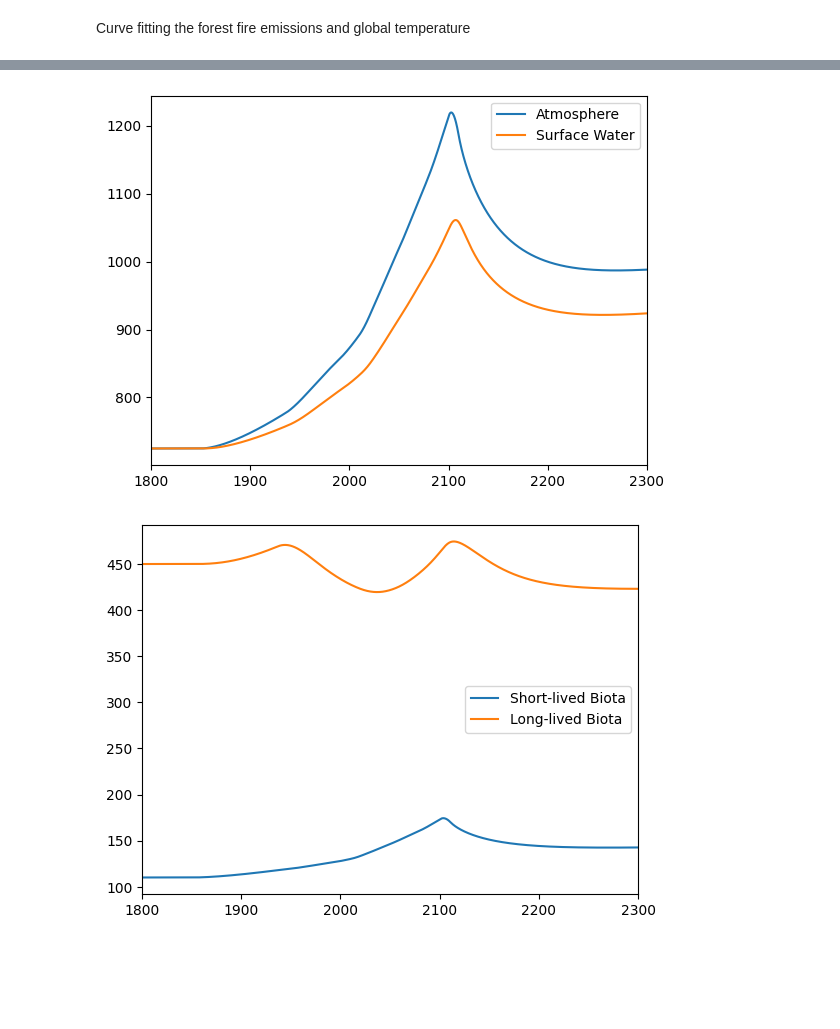
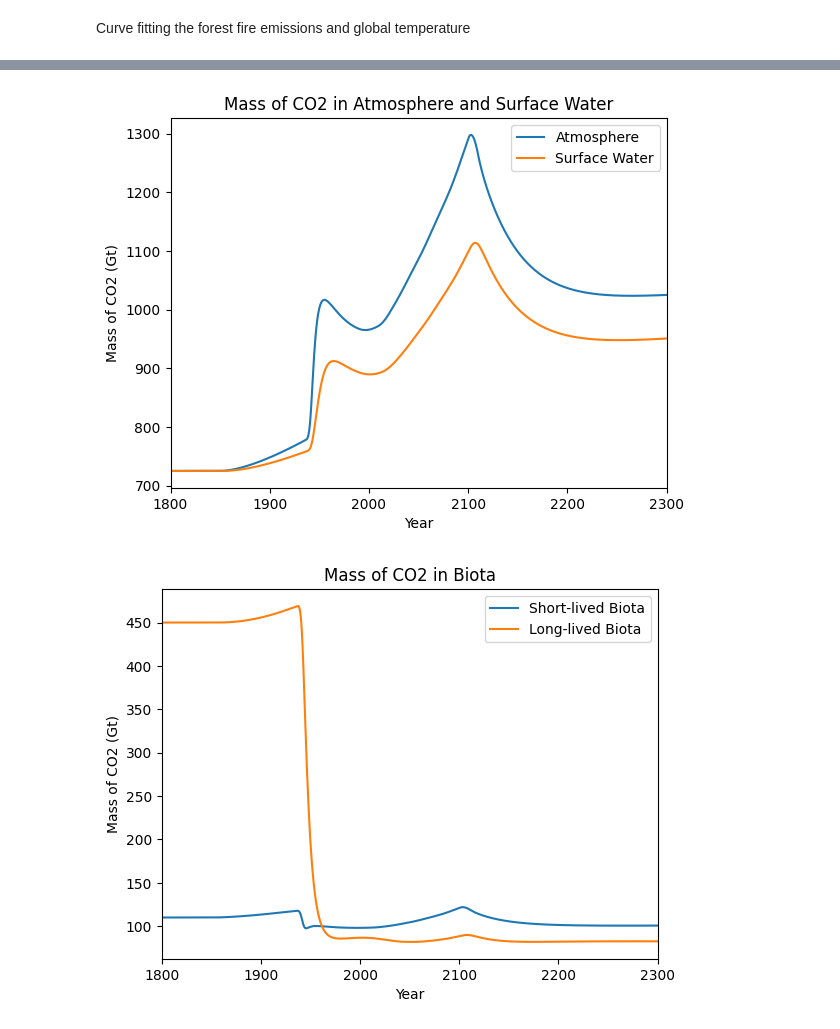
Before and after one commit to TWilson05/EOAS-453, a Jupyter notebook: assignment1.ipynb, the cells around one changed output, grey strips where cells are left out. Cells and saved outputs as stored; diff of their text form; code cells hidden in the pictures; blank space fills up the shorter version.

```diff
--- a/assignment1.ipynb
+++ b/assignment1.ipynb
@@ -278,7 +284,7 @@ def updateffmodel(masses0, dt, forcing):
     T_new = kCT * (masses0[0] - M0[0]) + T_pre_ind
     # modulate temperature
     # T_new *= 20 * np.sin(2*np.pi*year)
-    fire_CO2 = fire_temp_curve(T_new, *popt)
+    fire_CO2 = fire_temp_curve(T_new, *popt) * 10
     # modulate for seasonality
     # fire_CO2 = np.pi / 2 * fire_temp_curve(T_new, *popt) * np.abs(np.sin(np.pi * year))
     fluxes = kk * masses0[:,np.newaxis]
@@ -302,33 +308,43 @@ for i in range(Nt):
         # update the masses with the euler step update every iteration
         masses = updateffmodel(masses, dt, force_emissions)
         # save the masses from each step to an array
         mass_array = np.vstack([mass_array, masses])
 
 # plot the results
 plot_start = 1800
 tt = np.linspace(t_start, t_end, Nt)
 plt.plot(tt, mass_array[:,:2], label=["Atmosphere", "Surface Water"])
 plt.legend()
+plt.title("Mass of CO2 in Atmosphere and Surface Water")
 plt.xlim((plot_start, t_end))
+plt.xlabel("Year")
+plt.ylabel("Mass of CO2 (Gt)")
 plt.show()
 
 plt.plot(tt, mass_array[:,4:6], label=["Short-lived Biota", "Long-lived Biota"])
 plt.legend()
+plt.title("Mass of CO2 in Biota")
 plt.xlim((plot_start, t_end))
+plt.xlabel("Year")
+plt.ylabel("Mass of CO2 (Gt)")
 plt.show()
 
 temp_over_time = kCT * (mass_array[:,0] - M0[0]) + T_pre_ind
 plt.plot(tt, temp_over_time)
 plt.title("Mean Global Surface Temperatre")
 plt.xlim((plot_start, t_end))
+plt.xlabel("Year")
+plt.ylabel("Temperature (C)")
 plt.show()
 
 fire_emissions = fire_temp_curve(temp_over_time, *popt)
 # fire_emissions = np.pi / 2 * fire_temp_curve(temp_over_time, *popt) * np.abs(np.sin(np.pi * tt))
 plt.plot(tt, fire_emissions)
-plt.title("Fire Emissions")
+plt.title("Forest Fire Emissions")
 plt.xlim((plot_start, t_end))
+plt.xlabel("Year")
+plt.ylabel("Mass of CO2 (Gt)")
 plt.show()
 # %% [output]
-[figure, old version]
+[figure, new version]
-[figure, old version]
+[figure, new version]
```
Also changed, not shown: parts of 4 cells of this notebook, 1 other file.
